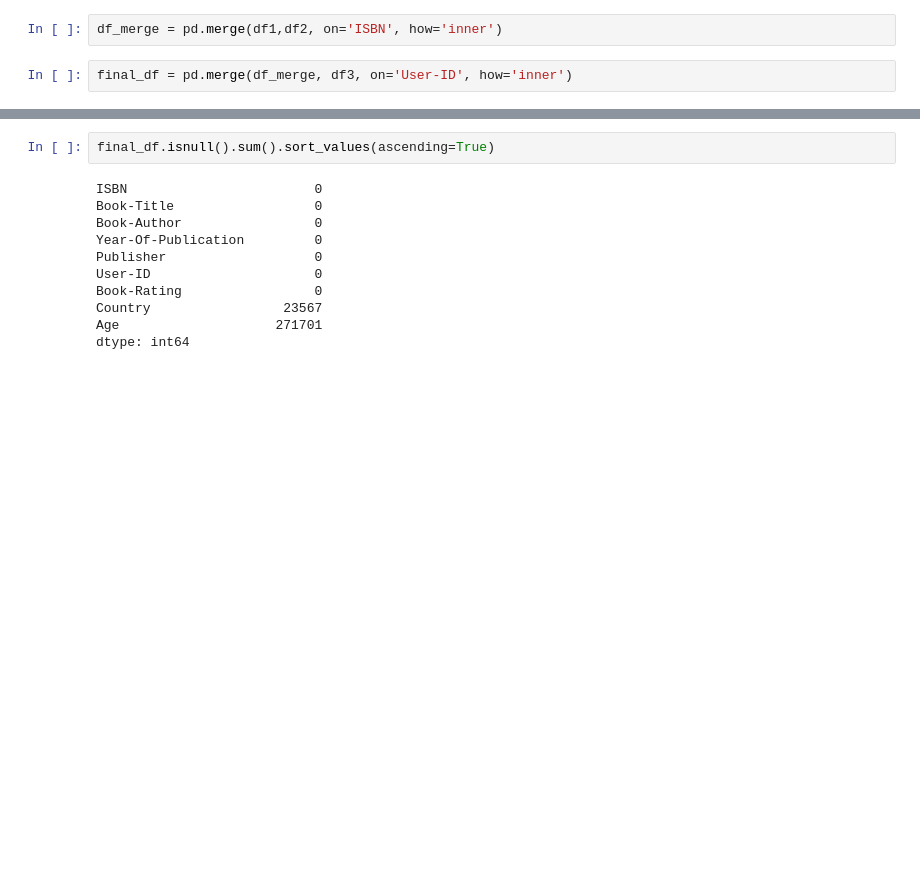
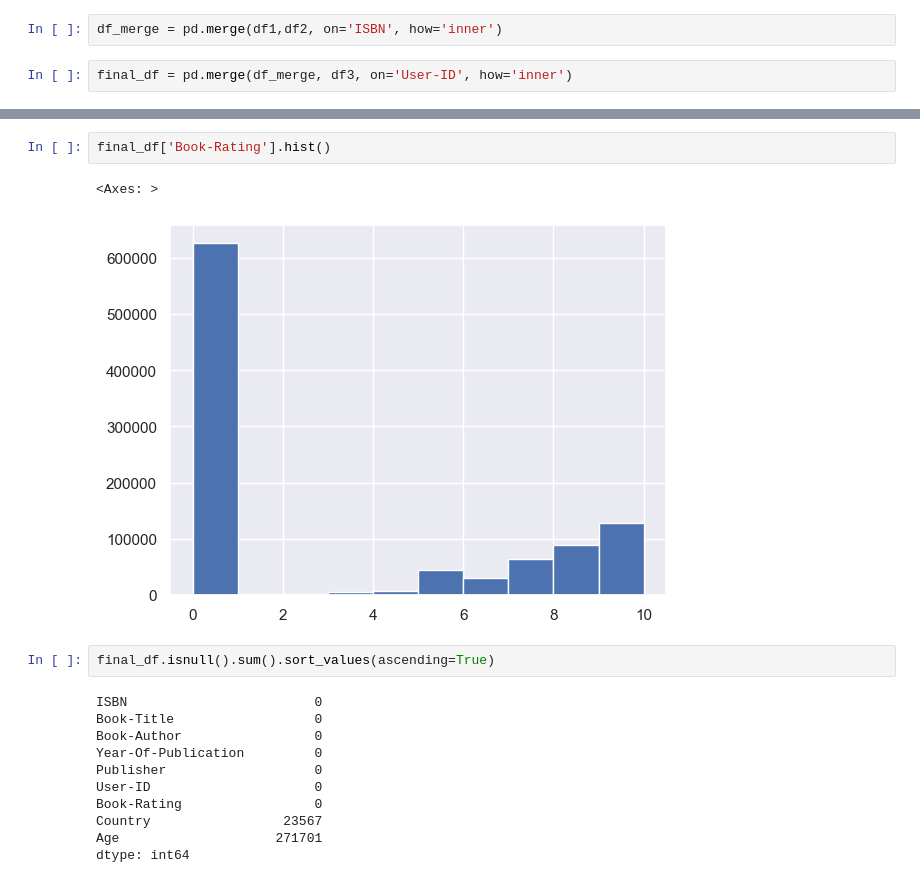
Before and after one commit to flo-shi/Recommender-System, a Jupyter notebook: recommenda system.ipynb, the cells around one changed output, grey strips where cells are left out. Cells and saved outputs as stored; diff of their text form; blank space fills up the shorter version.

```diff
--- a/recommenda system.ipynb
+++ b/recommenda system.ipynb
@@ -337,3 +349,8 @@ final_df.head()
+# %%
+final_df['Book-Rating'].hist()
+# %% [output]
+<Axes: >
+[figure, added]
 # %%
 final_df.isnull().sum().sort_values(ascending=True)
 # %% [output]
```
Also changed, not shown: parts of 13 cells of this notebook.
